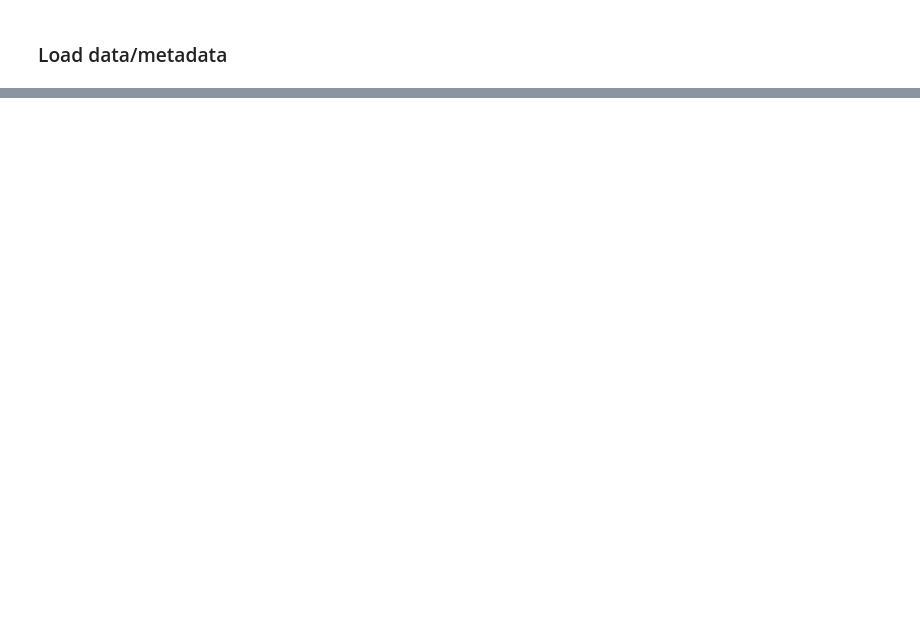
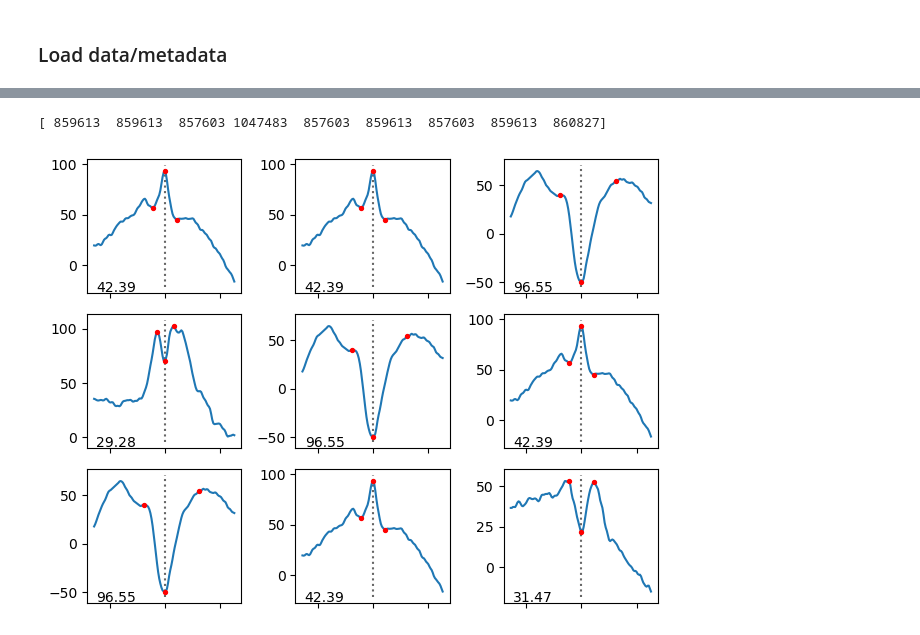
Before and after one commit to jtmiles/GRID_lab_python, a Jupyter notebook: screen_contacts.ipynb, the cells around one changed output, grey strips where cells are left out. Cells and saved outputs as stored; diff of their text form; code cells hidden in the pictures; blank space fills up the shorter version.

```diff
--- a/screen_contacts.ipynb
+++ b/screen_contacts.ipynb
@@ -96,0 +331,26 @@ t_ixs = np.array([np.where((ts>=(im_t+pre))&(ts<=(im_t+post))) for im_t in img_t
+# %%
+randspikes = rng.choice(ix_filt[all_spikes>cleanSD],size=(9,))
+print(randspikes)
+fig,ax = plt.subplots(3,3,tight_layout=True)
+ax = ax.flatten()
+spk_win = 64
+p_spks = np.arange(-spk_win,spk_win)
+for ix,s in enumerate(randspikes):
+    # curr_spike = bipolar[(s-64):(s+64)]
+    # d_spike = np.concat([(0,),np.diff(curr_spike)])
+    # max_ix = 64
+    # # find where the zero crossings occur (-/+ transition)
+    # xings = np.flatnonzero(np.sign(d_spike[:-1])*np.sign(d_spike[1:])<0)
+    # pre_xing = xings[(xings-max_ix)<0][-1]
+    # post_xing = xings[(xings-max_ix)>0][0]
+    spike_ixs = spike_heights(bipolar,s,spk_win) #[pre_xing,max_ix,post_xing]
+    ax[ix].plot(p_spks,bipolar[(s-spk_win):(s+spk_win)])
+    ax[ix].scatter(spike_ixs-s,bipolar[spike_ixs],s=8,c="r",zorder=2)
+    ax[ix].set_xticklabels([])
+    ax[ix].plot([0,0],ax[ix].get_ylim(),linestyle=":",color=[0.4,0.4,0.4],zorder=0)
+    ax[ix].text(-spk_win+2,min(ax[ix].get_ylim())+1,f"{np.round(np.abs(np.diff(bipolar[spike_ixs])).mean(),2)}")
+
+plt.show()
+# %% [output]
+[ 859613  859613  857603 1047483  857603  859613  857603  859613  860827]
+[figure, added]
```
Also changed, not shown: parts of 55 cells of this notebook, 2 other files.
